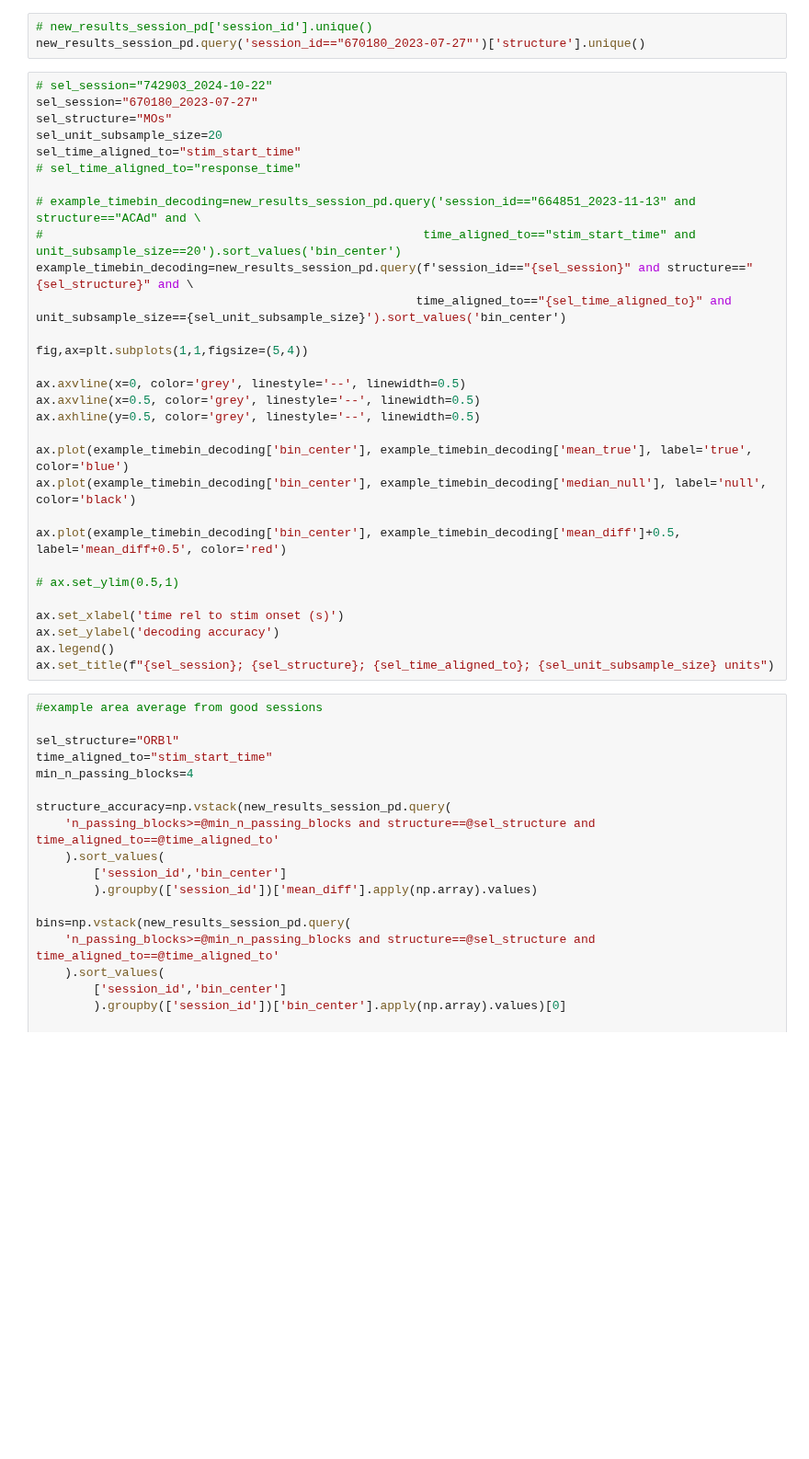
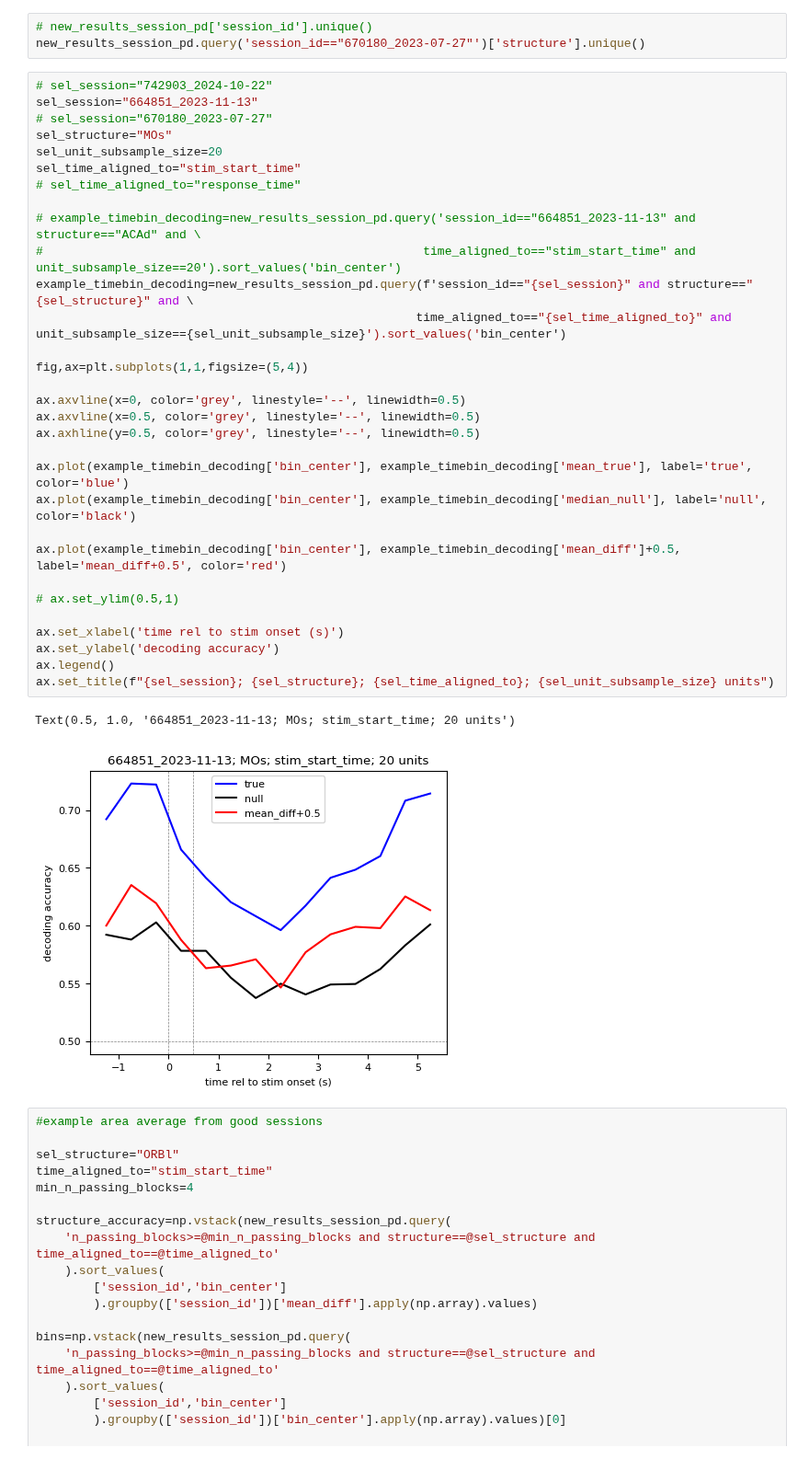
Before and after one commit to AllenInstitute/dynamic_routing_analysis, a Jupyter notebook: notebooks/plot_multi_timebin_decoder_results.ipynb, the cells around one changed output. Shown at 92% size. Saved outputs shown, nothing was run; the diff lists cells and outputs as text; blank space fills up the shorter version.

```diff
--- a/notebooks/plot_multi_timebin_decoder_results.ipynb
+++ b/notebooks/plot_multi_timebin_decoder_results.ipynb
@@ -205,34 +222,38 @@ new_results_session_pd.query('session_id=="670180_2023-07-27" and structure=="MO
 new_results_session_pd.query('session_id=="670180_2023-07-27"')['structure'].unique()
 # %%
 # sel_session="742903_2024-10-22"
-sel_session="670180_2023-07-27"
+sel_session="664851_2023-11-13"
+# sel_session="670180_2023-07-27"
 sel_structure="MOs"
 sel_unit_subsample_size=20
 sel_time_aligned_to="stim_start_time"
 # sel_time_aligned_to="response_time"
 
 # example_timebin_decoding=new_results_session_pd.query('session_id=="664851_2023-11-13" and structure=="ACAd" and \
 #                                                     time_aligned_to=="stim_start_time" and unit_subsample_size==20').sort_values('bin_center')
 example_timebin_decoding=new_results_session_pd.query(f'session_id=="{sel_session}" and structure=="{sel_structure}" and \
                                                      time_aligned_to=="{sel_time_aligned_to}" and unit_subsample_size=={sel_unit_subsample_size}').sort_values('bin_center')
 
 fig,ax=plt.subplots(1,1,figsize=(5,4))
 
 ax.axvline(x=0, color='grey', linestyle='--', linewidth=0.5)
 ax.axvline(x=0.5, color='grey', linestyle='--', linewidth=0.5)
 ax.axhline(y=0.5, color='grey', linestyle='--', linewidth=0.5)
 
 ax.plot(example_timebin_decoding['bin_center'], example_timebin_decoding['mean_true'], label='true', color='blue')
 ax.plot(example_timebin_decoding['bin_center'], example_timebin_decoding['median_null'], label='null', color='black')
 
 ax.plot(example_timebin_decoding['bin_center'], example_timebin_decoding['mean_diff']+0.5, label='mean_diff+0.5', color='red')
 
 # ax.set_ylim(0.5,1)
 
 ax.set_xlabel('time rel to stim onset (s)')
 ax.set_ylabel('decoding accuracy')
 ax.legend()
 ax.set_title(f"{sel_session}; {sel_structure}; {sel_time_aligned_to}; {sel_unit_subsample_size} units")
+# %% [output]
+Text(0.5, 1.0, '664851_2023-11-13; MOs; stim_start_time; 20 units')
+[figure, added]
 # %%
 #example area average from good sessions
 
```
Also changed, not shown: parts of 18 cells of this notebook.
